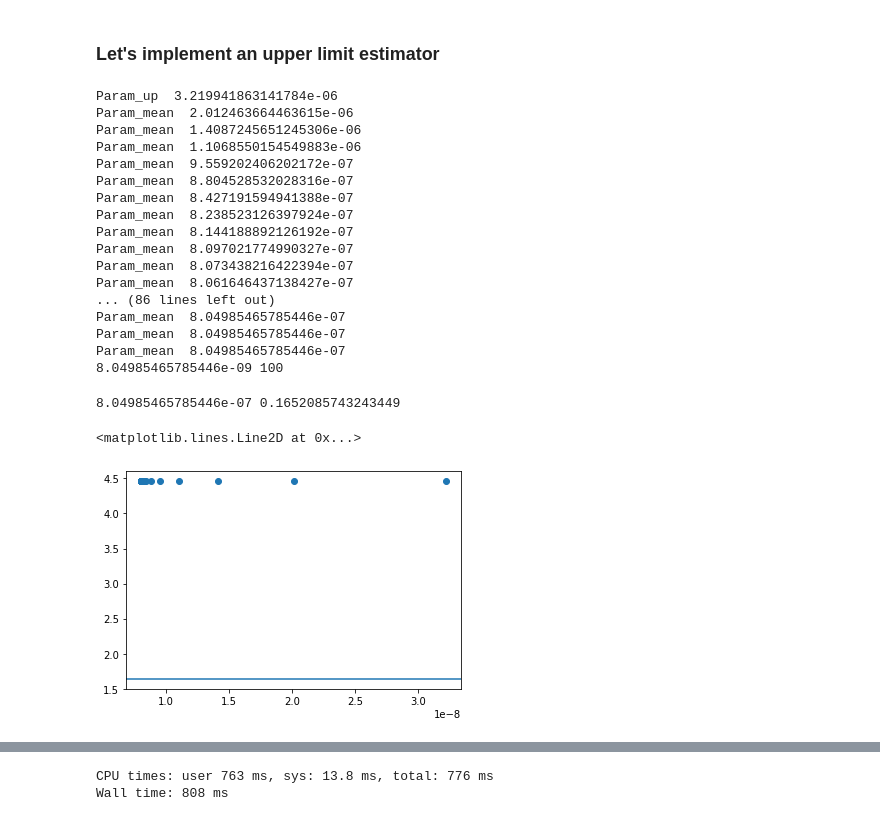
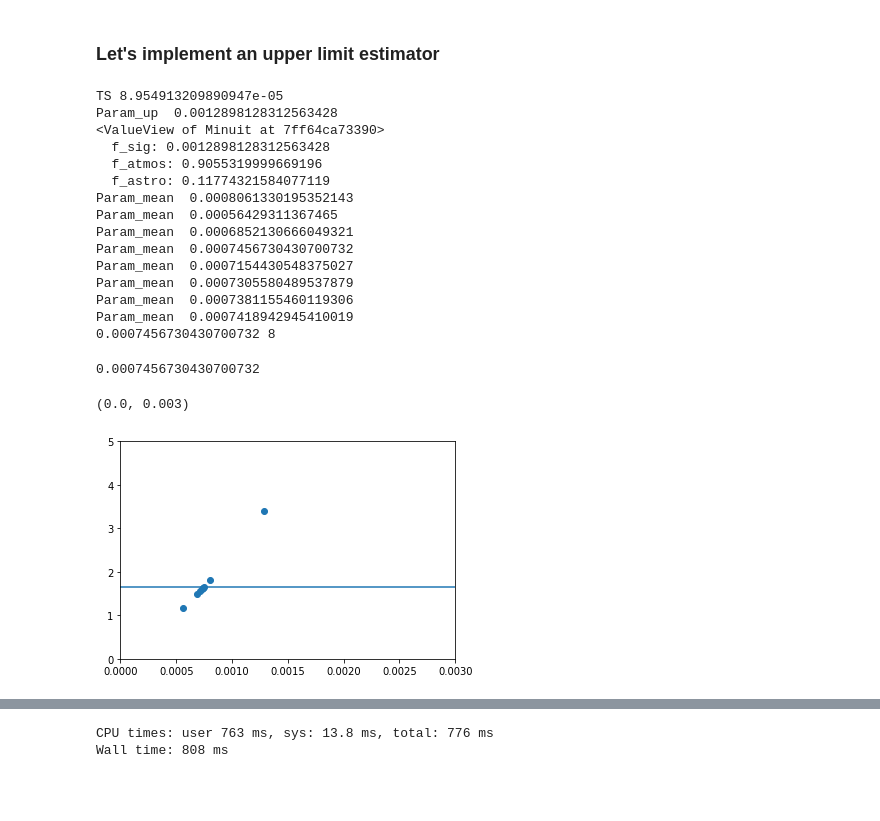
Before and after one commit to zemrude/DMfit, a Jupyter notebook: DMfit/examples/Example.ipynb, the cells around one changed output, grey strips where cells are left out. Drawn from its saved outputs; the diff is of its cells as text; code cells hidden in the pictures; blank space fills up the shorter version.

```diff
--- a/DMfit/examples/Example.ipynb
+++ b/DMfit/examples/Example.ipynb
@@ -161,4 +190,4 @@ lr.data = ds
 # %%
 %%time
-lr.fit_H0()
+lr.fit("H0")
 # %% [output]
@@ -185,4 +204,4 @@ Wall time: 193 ms
 # %%
-%time
-lr.fit_H1()
+%%time
+lr.fit("H1")
 # %% [output]
@@ -254,0 +219,12 @@ llh2 = -np.sum(values)
+# %%
+#Now let's change some paramters
+
+lr.models["H1"].parameters["f_sig"].fixed = False
+
+lr.models["H1"].parameters["f_sig"].value = 0.7
+
+print (lr.models["H1"])
+print ("-------------")
+print (model)
+
+lr.fit("H1")
@@ -270,6 +295,8 @@ fit_parameters[0]
 # %%
 conf_level = 90.
 
+fTS = lr.TS
+print ("TS", fTS)
 lr._minimizers["H1"].print_level = 0
 
 nIterations = 0
@@ -294,19 +321,21 @@ cc = 1
 y = []
 x = []
 
+lr.models["H1"].parameters["f_sig"].fixed = True
+
 while((dTS < deltaTS) and (nIterations<100)):
     nIterations += 1
 
-    param_up = param_up + 5.*np.abs(param_up)
+    param_up = param_up + 3.*np.abs(param_up)
 
     print ("Param_up ", param_up)
 
     #We fix the signal to param_up in the H1
 
-    lr.minimizers["H1"].fixed["f_sig"] = True
-    lr.minimizers["H1"].values["f_sig"] = param_up
-    lr.fit_H1()
+    lr.models["H1"].parameters["f_sig"].value = param_up
+    lr.fit("H1")
 
+    print (lr.minimizers["H1"].values)
 
     if param_up < 0.:
         TS_fix = 0.
@@ -324,6 +353,7 @@ nIterations = 0
 
 param_low = param_up/4.
 
+
 while((cc>0.)  and (nIterations<100)):
 
     nIterations += 1
@@ -335,9 +365,8 @@ while((cc>0.)  and (nIterations<100)):
 
     print ("Param_mean ", param_mean)
 
-    lr._minimizers["H1"].fixed["f_sig"] = True
-    lr._minimizers["H1"].values["f_sig"] = param_mean
-    lr.fit_H1()
+    lr.models["H1"].parameters["f_sig"].value = param_mean
+    lr.fit("H1")
 
 
     if param_mean <0.:
@@ -364,34 +393,34 @@ while((cc>0.)  and (nIterations<100)):
         if((dTS<deltaTS+eps_TS) and (delta_param < eps_param)):
             cc=0
 
-print (param_up * fit_parameters[0].scale, nIterations)
+print (param_up, nIterations)
 # %% [output]
-Param_up  3.219941863141784e-06
-Param_mean  2.012463664463615e-06
-Param_mean  1.4087245651245306e-06
-Param_mean  1.1068550154549883e-06
-Param_mean  9.559202406202172e-07
-Param_mean  8.804528532028316e-07
-Param_mean  8.427191594941388e-07
-Param_mean  8.238523126397924e-07
-Param_mean  8.144188892126192e-07
-Param_mean  8.097021774990327e-07
-Param_mean  8.073438216422394e-07
-Param_mean  8.061646437138427e-07
-... (86 lines left out)
-Param_mean  8.04985465785446e-07
-Param_mean  8.04985465785446e-07
-Param_mean  8.04985465785446e-07
-8.04985465785446e-09 100
+TS 8.954913209890947e-05
+Param_up  0.0012898128312563428
+<ValueView of Minuit at 7ff64ca73390>
+  f_sig: 0.0012898128312563428
+  f_atmos: 0.9055319999669196
+  f_astro: 0.11774321584077119
+Param_mean  0.0008061330195352143
+Param_mean  0.00056429311367465
+Param_mean  0.0006852130666049321
+Param_mean  0.0007456730430700732
+Param_mean  0.0007154430548375027
+Param_mean  0.0007305580489537879
+Param_mean  0.0007381155460119306
+Param_mean  0.0007418942945410019
+0.0007456730430700732 8
 # %%
-print (param_up, upper_limit)
+print (param_up)
 # %% [output]
-8.04985465785446e-07 0.1652085743243449
+0.0007456730430700732
 # %%
 fig, ax = plt.subplots(1,1)
 ax.plot(x, y, 'o')
 ax.axhline(y=deltaTS)
+ax.set_ylim(0,5)
+ax.set_xlim(0,0.003)
 # %% [output]
-<matplotlib.lines.Line2D at 0x...>
+(0.0, 0.003)
-[figure, old version]
+[figure, new version]
 # %%
```
Also changed, not shown: parts of 43 cells of this notebook, 3 other files.
